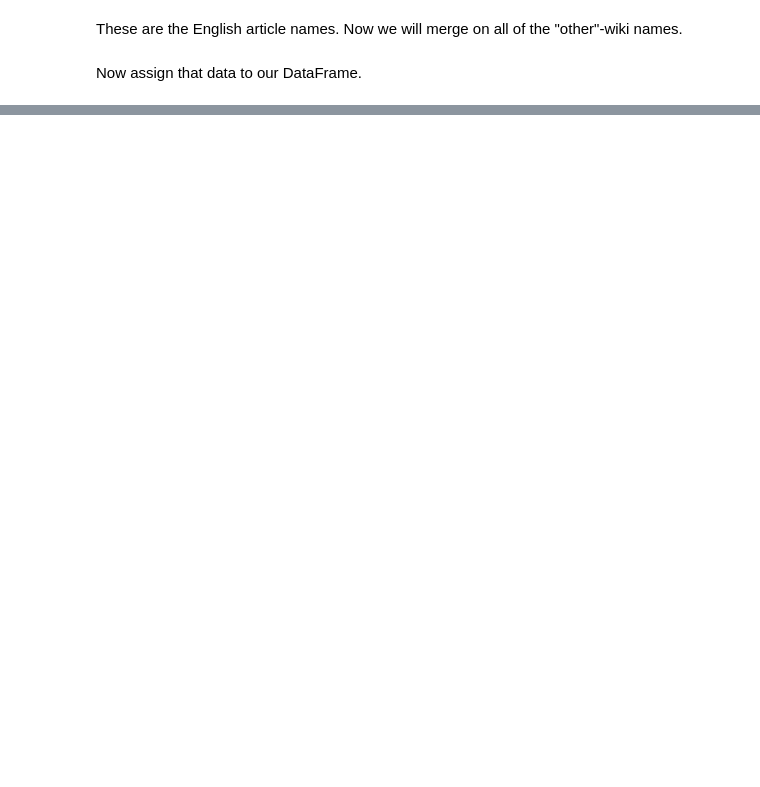
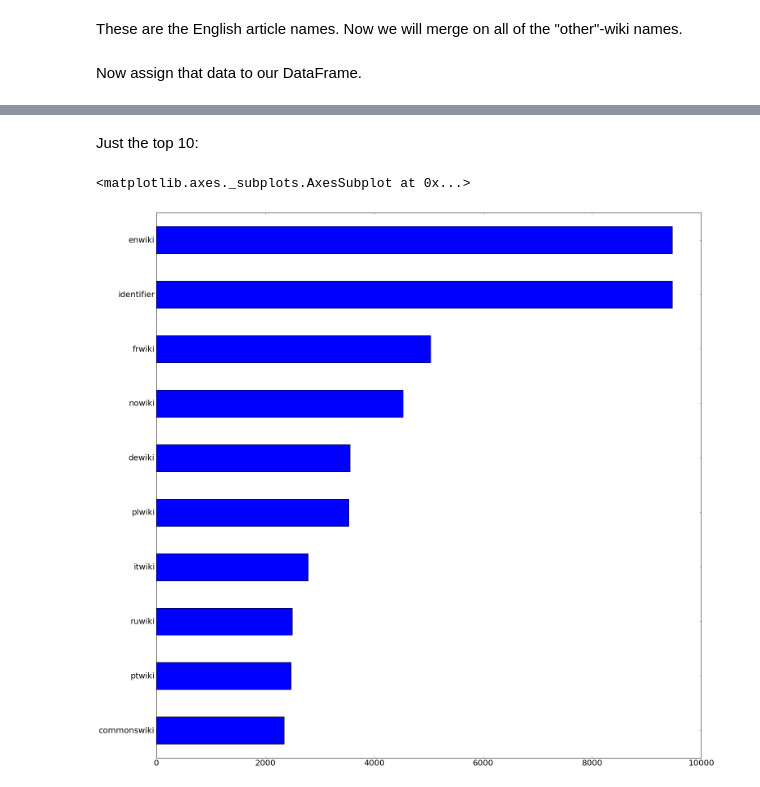
Before and after one commit to ResidentMario/olympian-pageviews, a Jupyter notebook: data-munging.ipynb, the cells around one changed output, grey strips where cells are left out. Saved outputs shown, nothing was run; the diff lists cells and outputs as text; code cells hidden in the pictures; blank space fills up the shorter version.

```diff
--- a/data-munging.ipynb
+++ b/data-munging.ipynb
@@ -215,0 +241,8 @@ from mwviews.api import PageviewsClient
+# %% [markdown]
+Just the top 10:
+# %%
+%matplotlib inline
+pd.Series(index=rio_f.columns, data=[rio_f[col].notnull().astype(int).sum() for col in rio_f.columns]).sort_values(ascending=False)[:10][::-1].plot(kind='barh', figsize=(24, 24), fontsize=20)
+# %% [output]
+<matplotlib.axes._subplots.AxesSubplot at 0x...>
+[figure, added]
```
Also changed, not shown: parts of 51 cells of this notebook, 1 other file.
